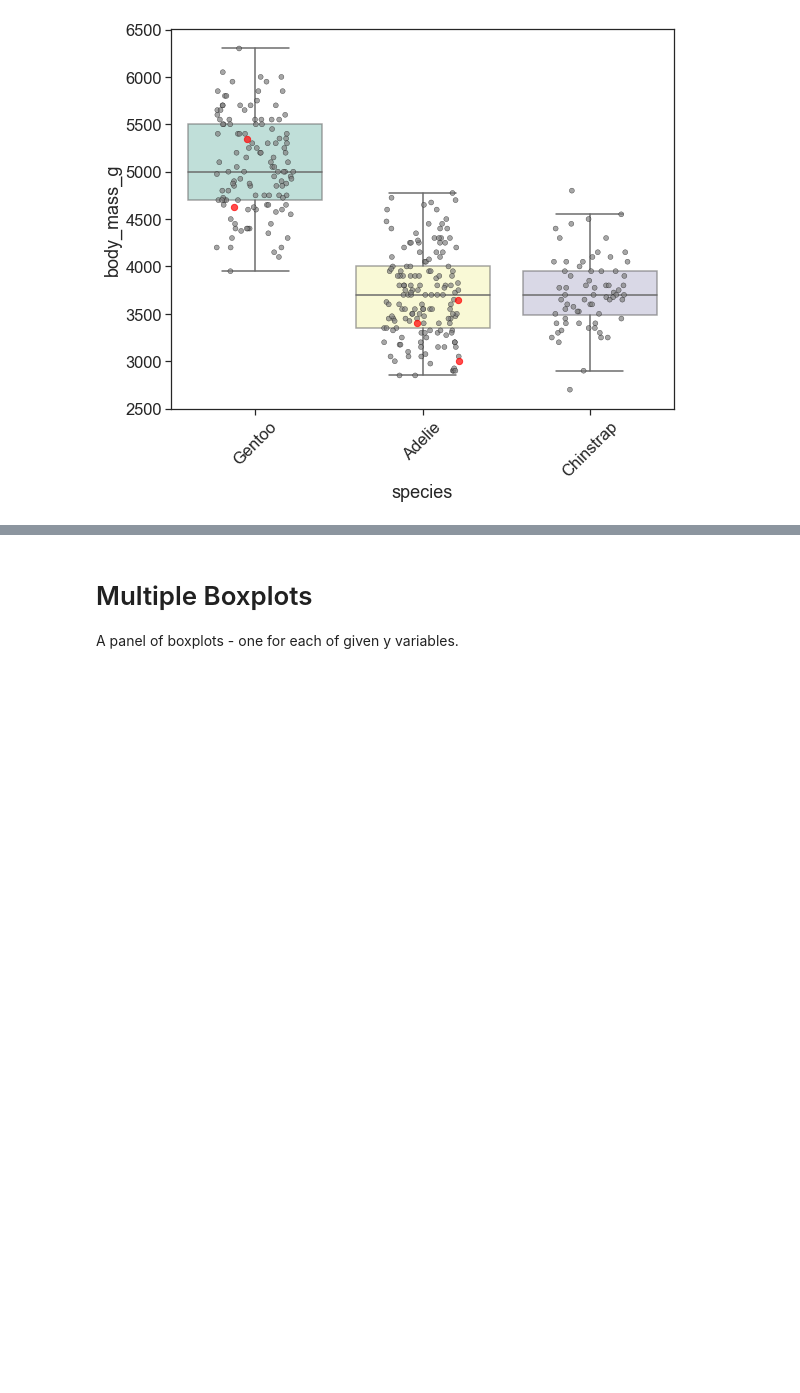
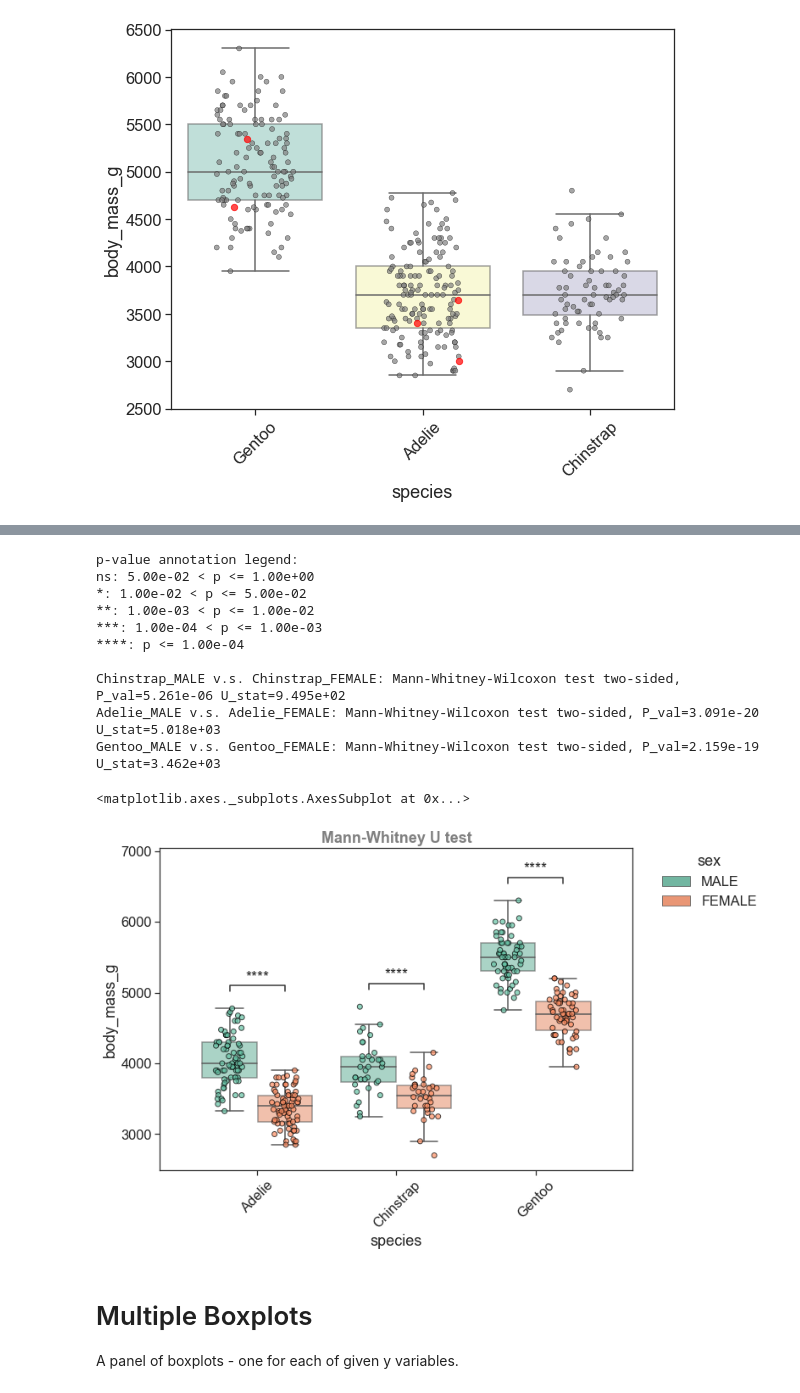
Before and after one commit to liel-cohen/LielTools, a Jupyter notebook: plots_examp.ipynb, the cells around one changed output, grey strips where cells are left out. Cells and saved outputs as stored; diff of their text form; code cells hidden in the pictures; blank space fills up the shorter version.

Commit message:
PlotTools - added function for a boxplot with statistical testing and annotation (PlotTools.plot_boxplot_hue_stats_text)

```diff
--- a/plots_examp.ipynb
+++ b/plots_examp.ipynb
@@ -310,3 +336,27 @@ PlotTools.plot_boxplot(peng_df["species"], # x values series
+# %%
+# statannot must be installed prior to using this function: ** pip install git+https://github.com/webermarcolivier/statannot.git
+PlotTools.plot_boxplot_hue_stats_text(peng_df.loc[peng_df['sex'].notna()],
+                                      x_col_name='species', y_col_name='body_mass_g', hue_col_name='sex',
+                                      test='Mann-Whitney', comparisons_correction=None,
+                                      stats_loc='inside', stats_line_offset=None, stats_line_height=0.02,
+                                      stats_text_offset=1, stats_linewidth=1.5,
+                                      stats_fontsize='medium', stats_width=0.8,
+                                      # boxplot_kwargs
+                                      figsize=(10,7), font_scale=1.5, palette='Set2', stripplot_size=6, linewidth=1,
+                                      plotTitle='Mann-Whitney U test', titleColor='grey', jitter=0.2)
+# %% [output]
+p-value annotation legend:
+ns: 5.00e-02 < p <= 1.00e+00
+*: 1.00e-02 < p <= 5.00e-02
+**: 1.00e-03 < p <= 1.00e-02
+***: 1.00e-04 < p <= 1.00e-03
+****: p <= 1.00e-04
+
+Chinstrap_MALE v.s. Chinstrap_FEMALE: Mann-Whitney-Wilcoxon test two-sided, P_val=5.261e-06 U_stat=9.495e+02
+Adelie_MALE v.s. Adelie_FEMALE: Mann-Whitney-Wilcoxon test two-sided, P_val=3.091e-20 U_stat=5.018e+03
+Gentoo_MALE v.s. Gentoo_FEMALE: Mann-Whitney-Wilcoxon test two-sided, P_val=2.159e-19 U_stat=3.462e+03
+<matplotlib.axes._subplots.AxesSubplot at 0x...>
+[figure, added]
 # %% [markdown]
 # Multiple Boxplots
  A panel of boxplots - one for each of given y variables.
```
Also changed, not shown: parts of 2 cells of this notebook, 1 other file.
